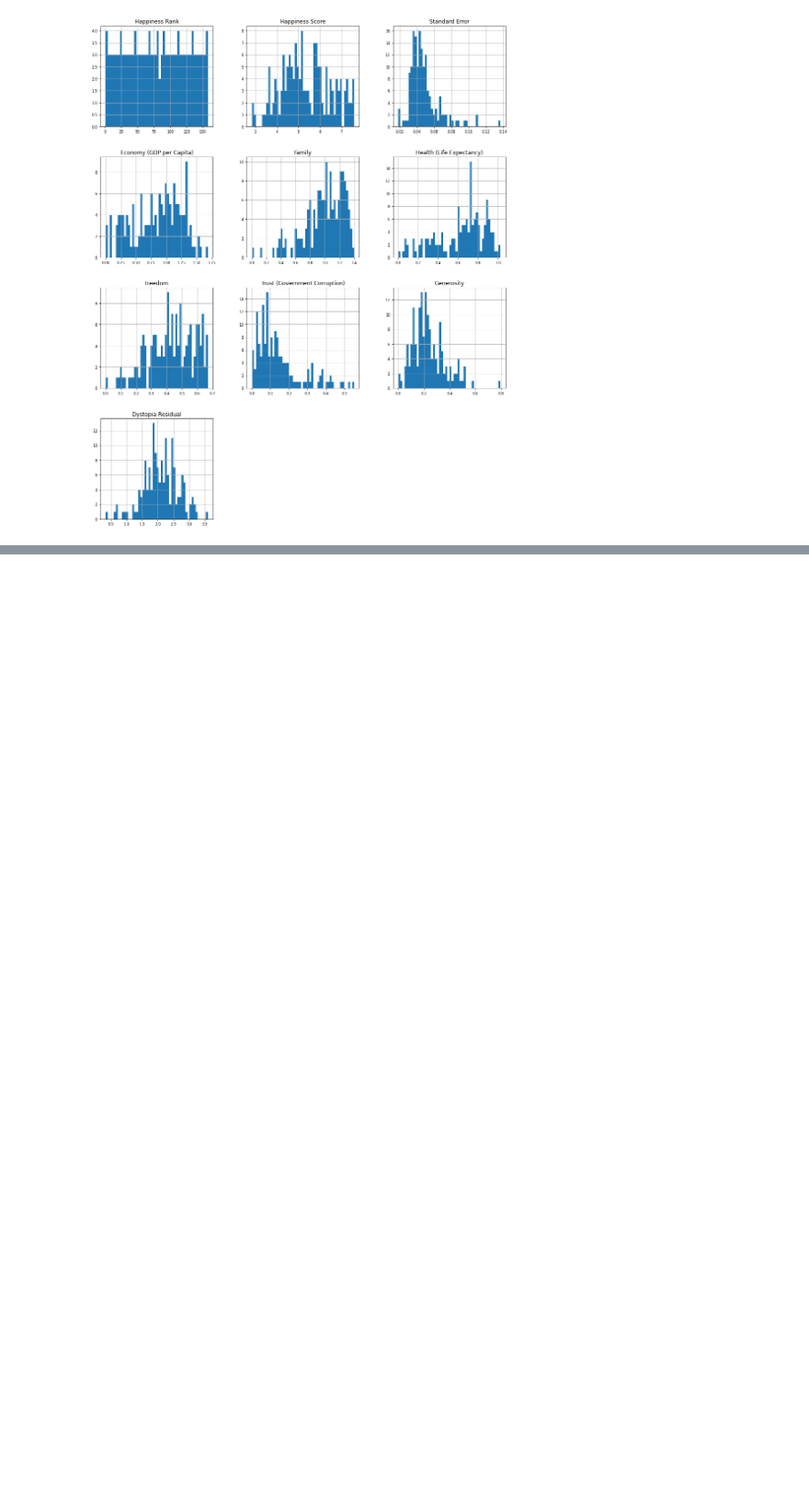
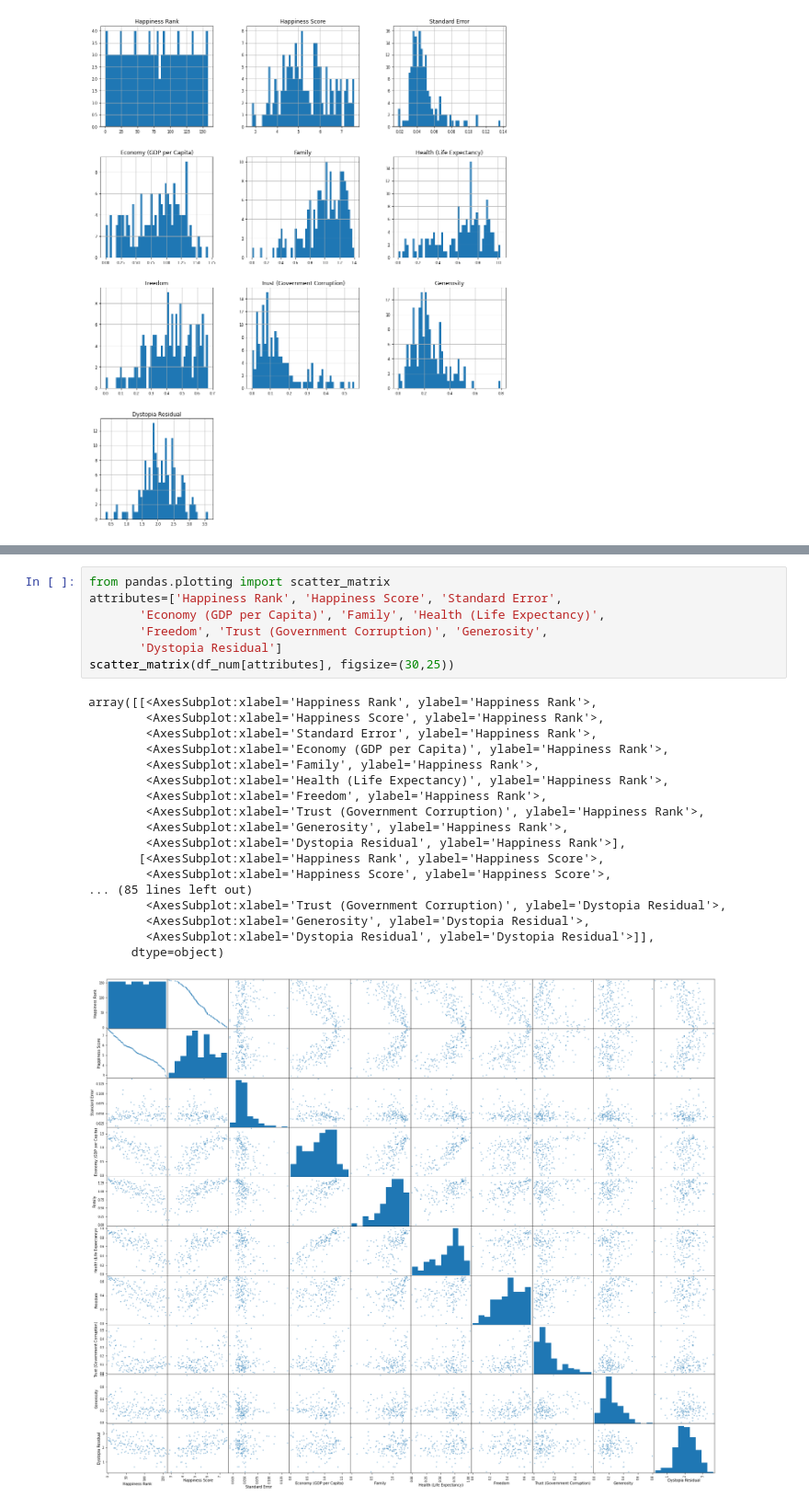
Before and after one commit to zehraina/Data-Analysis, a Jupyter notebook: World Happiness Analysis/World Happiness Analysis.ipynb, the cells around one changed output, grey strips where cells are left out. Shown at 92% size. Saved outputs shown, nothing was run; the diff lists cells and outputs as text; blank space fills up the shorter version.

```diff
--- a/World Happiness Analysis/World Happiness Analysis.ipynb
+++ b/World Happiness Analysis/World Happiness Analysis.ipynb
@@ -139,0 +220,26 @@ df_num.hist(figsize=(16, 20), bins=50, xlabelsize=8, ylabelsize=8);
+# %%
+from pandas.plotting import scatter_matrix
+attributes=['Happiness Rank', 'Happiness Score', 'Standard Error',
+       'Economy (GDP per Capita)', 'Family', 'Health (Life Expectancy)',
+       'Freedom', 'Trust (Government Corruption)', 'Generosity',
+       'Dystopia Residual']
+scatter_matrix(df_num[attributes], figsize=(30,25))
+# %% [output]
+array([[<AxesSubplot:xlabel='Happiness Rank', ylabel='Happiness Rank'>,
+        <AxesSubplot:xlabel='Happiness Score', ylabel='Happiness Rank'>,
+        <AxesSubplot:xlabel='Standard Error', ylabel='Happiness Rank'>,
+        <AxesSubplot:xlabel='Economy (GDP per Capita)', ylabel='Happiness Rank'>,
+        <AxesSubplot:xlabel='Family', ylabel='Happiness Rank'>,
+        <AxesSubplot:xlabel='Health (Life Expectancy)', ylabel='Happiness Rank'>,
+        <AxesSubplot:xlabel='Freedom', ylabel='Happiness Rank'>,
+        <AxesSubplot:xlabel='Trust (Government Corruption)', ylabel='Happiness Rank'>,
+        <AxesSubplot:xlabel='Generosity', ylabel='Happiness Rank'>,
+        <AxesSubplot:xlabel='Dystopia Residual', ylabel='Happiness Rank'>],
+       [<AxesSubplot:xlabel='Happiness Rank', ylabel='Happiness Score'>,
+        <AxesSubplot:xlabel='Happiness Score', ylabel='Happiness Score'>,
+... (85 lines left out)
+        <AxesSubplot:xlabel='Trust (Government Corruption)', ylabel='Dystopia Residual'>,
+        <AxesSubplot:xlabel='Generosity', ylabel='Dystopia Residual'>,
+        <AxesSubplot:xlabel='Dystopia Residual', ylabel='Dystopia Residual'>]],
+      dtype=object)
+[figure, added]
```
Also changed, not shown: parts of 16 cells of this notebook.
